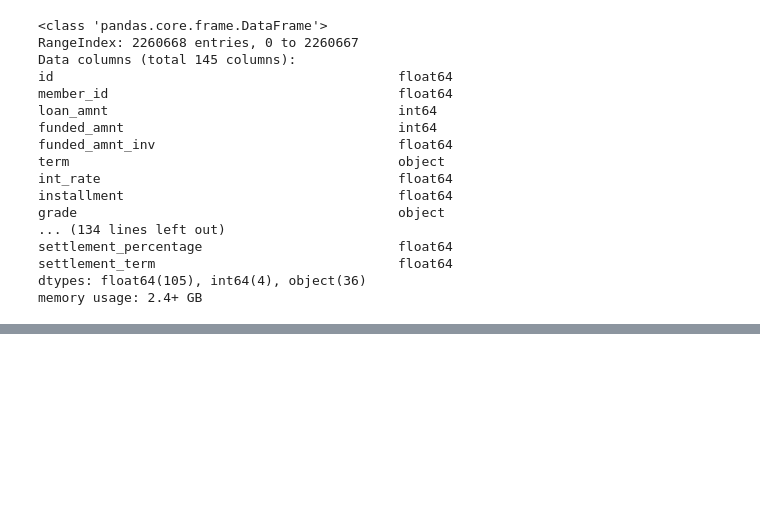
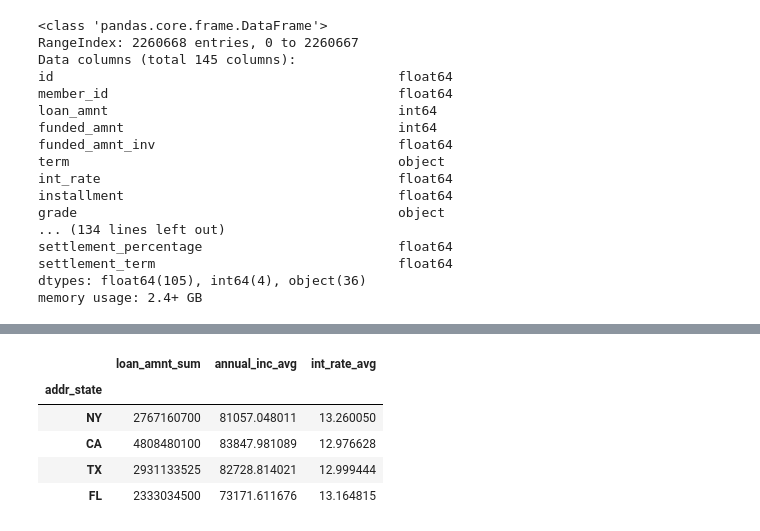
Before and after one commit to MyceliasCoin/loan-data-kaggle, a Jupyter notebook: src/exploratory-analysis.ipynb, the cells around one changed output, grey strips where cells are left out. Drawn from its saved outputs; the diff is of its cells as text; code cells hidden in the pictures; blank space fills up the shorter version.

```diff
--- a/src/exploratory-analysis.ipynb
+++ b/src/exploratory-analysis.ipynb
@@ -108,0 +144,10 @@ fig1.show()
+# %%
+# select New York, California, Texas, and Florida for easier viewing
+state_metrics.loc[['NY', 'CA', 'TX', 'FL']]
+# %% [output]
+|  | loan_amnt_sum | annual_inc_avg | int_rate_avg |
+| addr_state |  |  |  |
+| NY | 2767160700 | 81057.048011 | 13.260050 |
+| CA | 4808480100 | 83847.981089 | 12.976628 |
+| TX | 2931133525 | 82728.814021 | 12.999444 |
+| FL | 2333034500 | 73171.611676 | 13.164815 |
```
Also changed, not shown: parts of 19 cells of this notebook.
